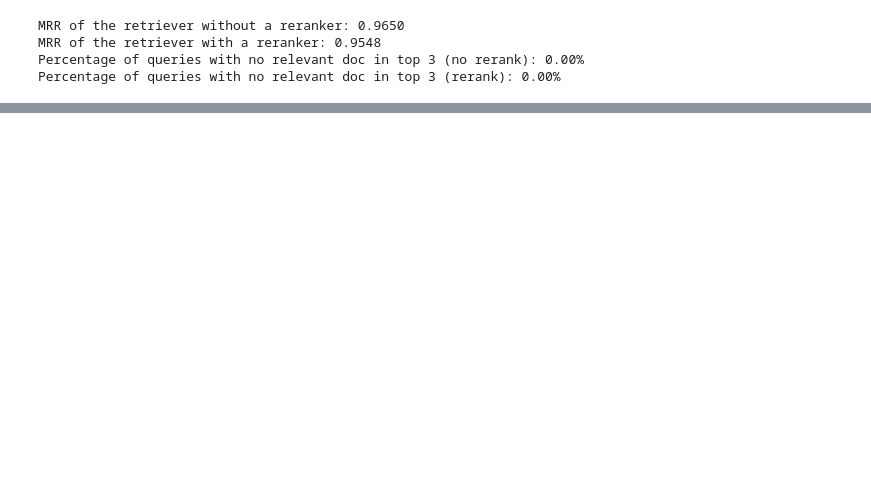
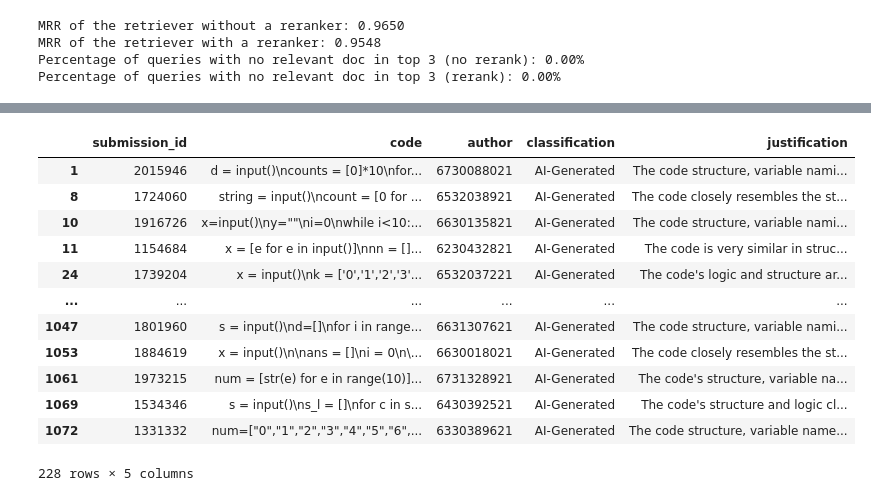
Before and after one commit to capstone-cp49/grader-rag, a Jupyter notebook: src/rag_prototype.ipynb, the cells around one changed output, grey strips where cells are left out. Saved outputs shown, nothing was run; the diff lists cells and outputs as text; code cells hidden in the pictures; blank space fills up the shorter version.

```diff
--- a/src/rag_prototype.ipynb
+++ b/src/rag_prototype.ipynb
@@ -595,0 +686,16 @@ Capture your screen like this and upload it to MCV.
+# %%
+result_df[result_df["classification"] == "AI-Generated"]
+# %% [output]
+|  | submission_id | code | author | classification | justification |
+| 1 | 2015946 | d = input()\ncounts = [0]*10\nfor... | 6730088021 | AI-Generated | The code structure, variable nami... |
+| 8 | 1724060 | string = input()\ncount = [0 for ... | 6532038921 | AI-Generated | The code closely resembles the st... |
+| 10 | 1916726 | x=input()\ny=""\ni=0\nwhile i<10:... | 6630135821 | AI-Generated | The code structure, variable nami... |
+| 11 | 1154684 | x = [e for e in input()]\nnn = []... | 6230432821 | AI-Generated | The code is very similar in struc... |
+| 24 | 1739204 | x = input()\nk = ['0','1','2','3'... | 6532037221 | AI-Generated | The code's logic and structure ar... |
+| ... | ... | ... | ... | ... | ... |
+| 1047 | 1801960 | s = input()\nd=[]\nfor i in range... | 6631307621 | AI-Generated | The code structure, variable nami... |
+| 1053 | 1884619 | x = input()\n\nans = []\ni = 0\n\... | 6630018021 | AI-Generated | The code closely resembles the st... |
+| 1061 | 1973215 | num = [str(e) for e in range(10)]... | 6731328921 | AI-Generated | The code's structure, variable na... |
+| 1069 | 1534346 | s = input()\ns_l = []\nfor c in s... | 6430392521 | AI-Generated | The code's structure and logic cl... |
+| 1072 | 1331332 | num=["0","1","2","3","4","5","6",... | 6330389621 | AI-Generated | The code structure, variable name... |
+228 rows × 5 columns
```
Also changed, not shown: parts of 27 cells of this notebook, 1 other file.
